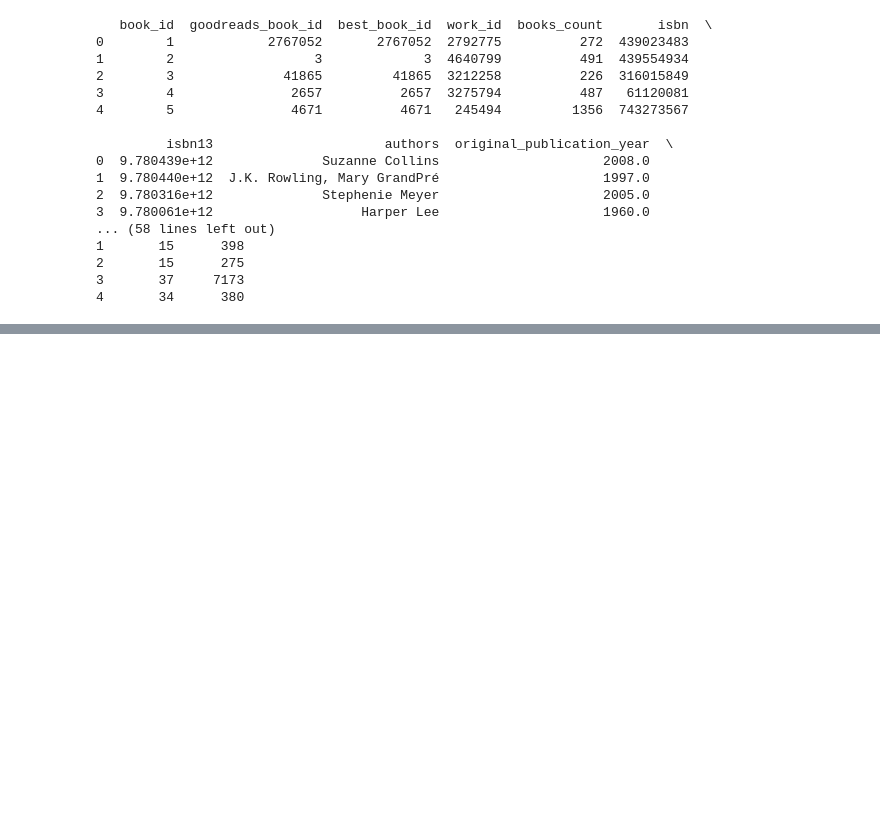
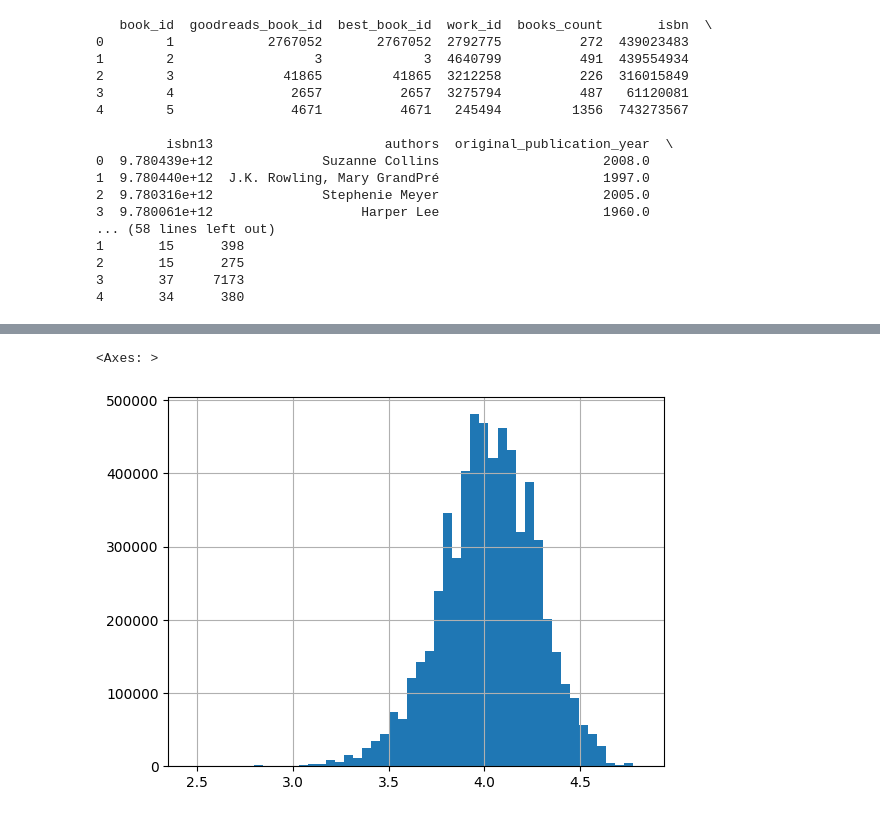
Before and after one commit to ItsNotGordon/reading-nook, a Jupyter notebook: notebook.ipynb, the cells around one changed output, grey strips where cells are left out. Drawn from its saved outputs; the diff is of its cells as text; code cells hidden in the pictures; blank space fills up the shorter version.

```diff
--- a/notebook.ipynb
+++ b/notebook.ipynb
@@ -65,0 +103,5 @@ df.shape #to confirm the merge happened
+# %%
+df['average_rating'].hist(bins=50)
+# %% [output]
+<Axes: >
+[figure, added]
```
Also changed, not shown: parts of 17 cells of this notebook.
